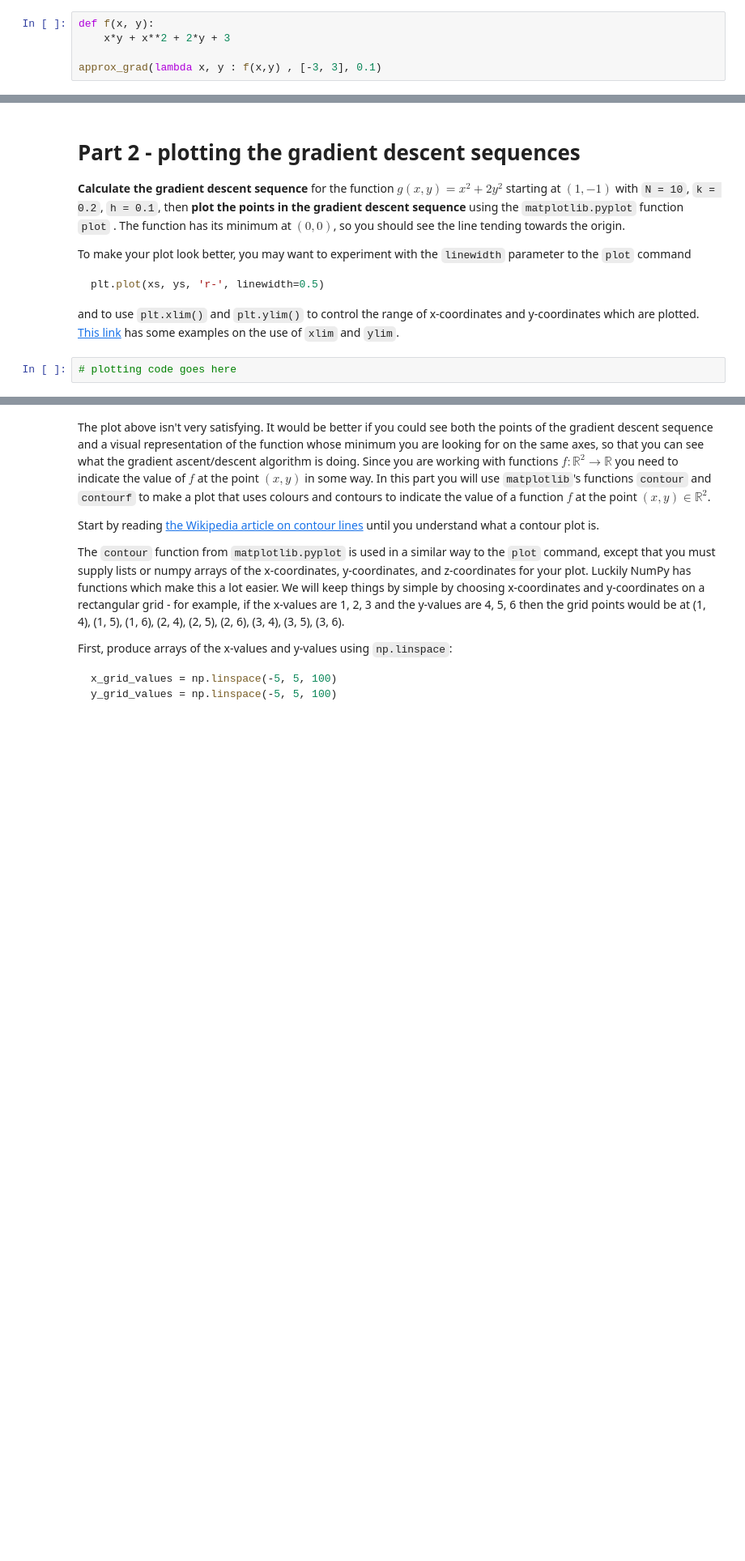
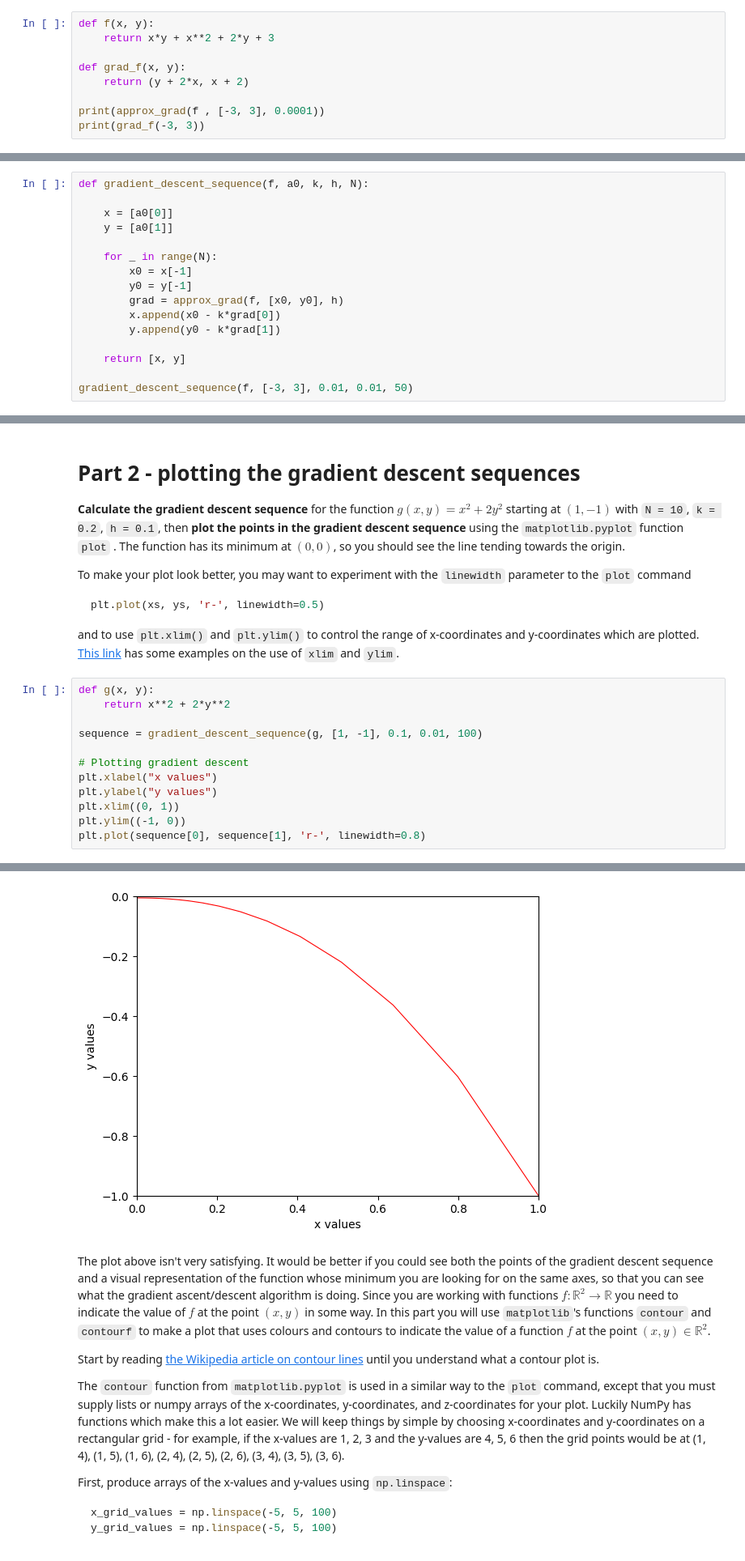
Before and after one commit to RD-44/Gradient-Descent-and-SVM, a Jupyter notebook: Gradient descent and support vector machines.ipynb, the cells around one changed output, grey strips where cells are left out. Shown at 81% size. Saved outputs shown, nothing was run; the diff lists cells and outputs as text; blank space fills up the shorter version.

````diff
--- a/Gradient descent and support vector machines.ipynb
+++ b/Gradient descent and support vector machines.ipynb
@@ -62,7 +65,11 @@ def approx_grad(f, v, h):
 **Check your approximation** for the function $F(x, y) = xy + x^2 + 2y + 3$ by comparing it to the partial derivatives given above.  Try values of `x` and `y` between `-3` and `3` and experiment to see how `h` affects how close the approximation is to the true value.
 # %%
 def f(x, y):
-    x*y + x**2 + 2*y + 3
+    return x*y + x**2 + 2*y + 3
 
-approx_grad(lambda x, y : f(x,y) , [-3, 3], 0.1)
+def grad_f(x, y):
+    return (y + 2*x, x + 2)
+
+print(approx_grad(f , [-3, 3], 0.0001))
+print(grad_f(-3, 3))
 # %% [output]
@@ -88,0 +94,16 @@ def gradient_descent_sequence(f, a0, k, h, N):
+# %%
+def gradient_descent_sequence(f, a0, k, h, N):
+
+    x = [a0[0]]
+    y = [a0[1]]
+
+    for _ in range(N):
+        x0 = x[-1]
+        y0 = y[-1]
+        grad = approx_grad(f, [x0, y0], h)
+        x.append(x0 - k*grad[0])
+        y.append(y0 - k*grad[1])
+
+    return [x, y]
+
+gradient_descent_sequence(f, [-3, 3], 0.01, 0.01, 50)
@@ -97,5 +136,16 @@ To make your plot look better, you may want to experiment with the `linewidth` p
 plt.plot(xs, ys, 'r-', linewidth=0.5)
 ```
 and to use `plt.xlim()` and `plt.ylim()` to control the range of x-coordinates and y-coordinates which are plotted. [This link](https://stackabuse.com/how-to-set-axis-range-xlim-ylim-in-matplotlib/) has some examples on the use of `xlim` and `ylim`.
-# %%
-# plotting code goes here
+# %%
+def g(x, y):
+    return x**2 + 2*y**2
+
+sequence = gradient_descent_sequence(g, [1, -1], 0.1, 0.01, 100)
+
+# Plotting gradient descent
+plt.xlabel("x values")
+plt.ylabel("y values")
+plt.xlim((0, 1))
+plt.ylim((-1, 0))
+plt.plot(sequence[0], sequence[1], 'r-', linewidth=0.8)
+# %% [output]
@@ -102,3 +153,4 @@ and to use `plt.xlim()` and `plt.ylim()` to control the range of x-coordinates a
+[figure, added]
 # %% [markdown]
 The plot above isn't very satisfying.  It would be better if you could see both the points of the gradient descent sequence and a visual representation of the function whose minimum you are looking for on the same axes, so that you can see what the gradient ascent/descent algorithm is doing.   Since you are working with functions $f : \mathbb{R}^2 \to \mathbb{R}$ you need to indicate the value of $f$ at the point $(x, y)$ in some way.  In this part you will use `matplotlib`'s functions `contour` and `contourf` to make a plot that uses colours and contours to indicate the value of a function $f$ at the point $(x, y) \in \mathbb{R}^2$.
 
````
Also changed, not shown: parts of 21 cells of this notebook, 1 other file.
